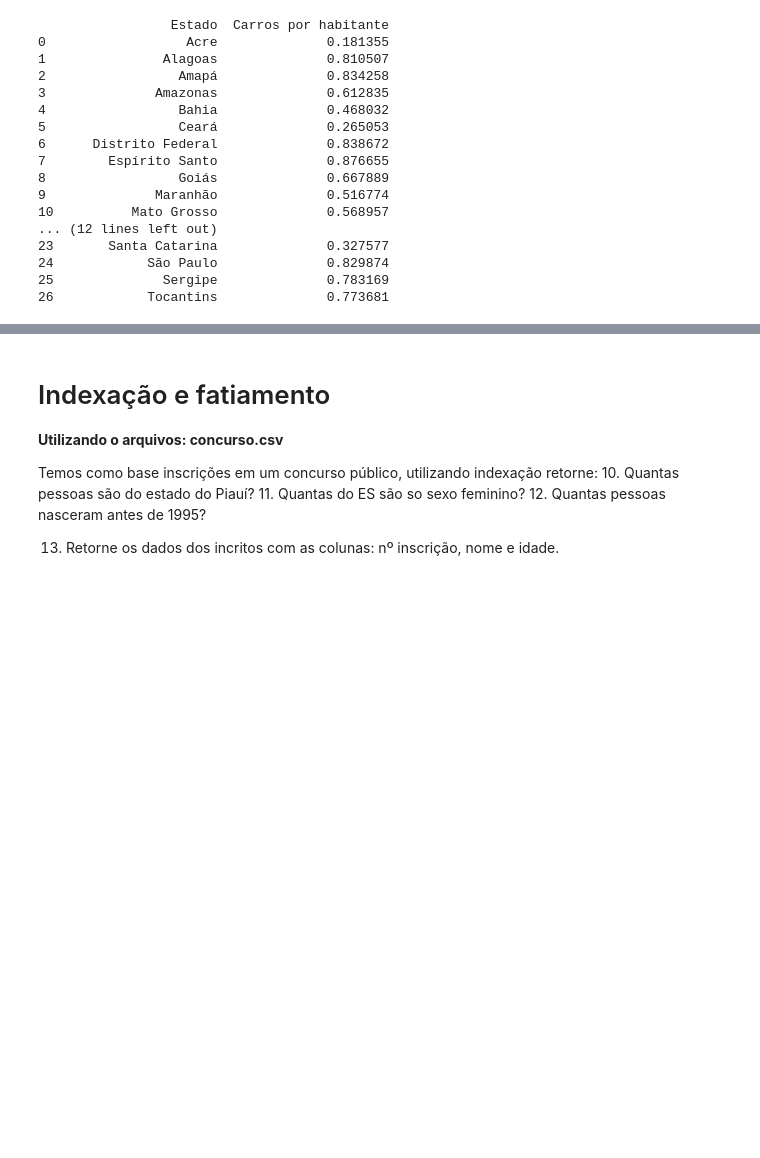
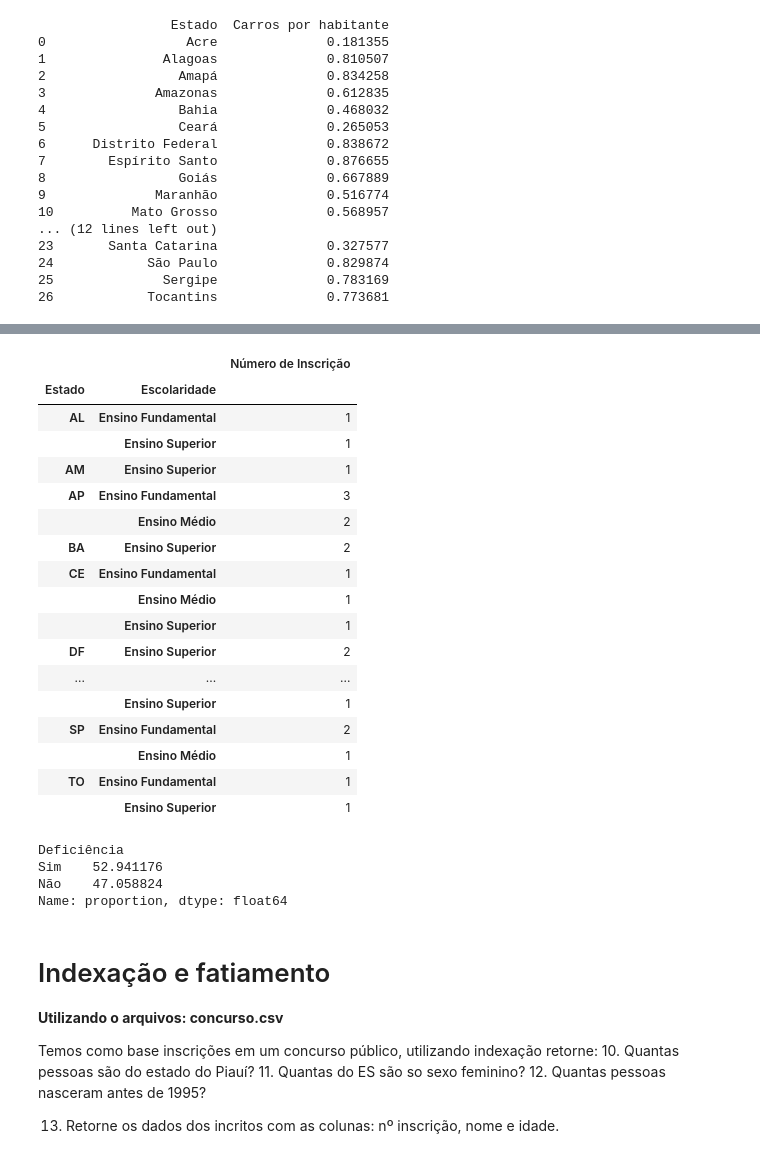
Before and after one commit to naticost/DataAnalytics, a Jupyter notebook: Python/Pandas/[Notebook]_Python_para_Dados_Pandas.ipynb, the cells around one changed output, grey strips where cells are left out. Saved outputs shown, nothing was run; the diff lists cells and outputs as text; code cells hidden in the pictures; blank space fills up the shorter version.

Commit message:
usando groupby e adicionando csv

```diff
--- a/Python/Pandas/[Notebook]_Python_para_Dados_Pandas.ipynb
+++ b/Python/Pandas/[Notebook]_Python_para_Dados_Pandas.ipynb
@@ -110,3 +148,31 @@ print(df_estado_hab)
+# %%
+df_concurso[['Estado', 'Escolaridade', 'Número de Inscrição']].groupby(['Estado', 'Escolaridade']).count()
+# %% [output]
+|  |  | Número de Inscrição |
+| Estado | Escolaridade |  |
+| AL | Ensino Fundamental | 1 |
+|  | Ensino Superior | 1 |
+| AM | Ensino Superior | 1 |
+| AP | Ensino Fundamental | 3 |
+|  | Ensino Médio | 2 |
+| BA | Ensino Superior | 2 |
+| CE | Ensino Fundamental | 1 |
+|  | Ensino Médio | 1 |
+|  | Ensino Superior | 1 |
+| DF | Ensino Superior | 2 |
+| ... | ... | ... |
+|  | Ensino Superior | 1 |
+| SP | Ensino Fundamental | 2 |
+|  | Ensino Médio | 1 |
+| TO | Ensino Fundamental | 1 |
+|  | Ensino Superior | 1 |
+# %%
+df_concurso['Deficiência'].value_counts(normalize=True) * 100
+# %% [output]
+Deficiência
+Sim    52.941176
+Não    47.058824
+Name: proportion, dtype: float64
 # %% [markdown]
 # Indexação e fatiamento
 
```
Also changed, not shown: parts of 3 cells of this notebook, 1 other file.
